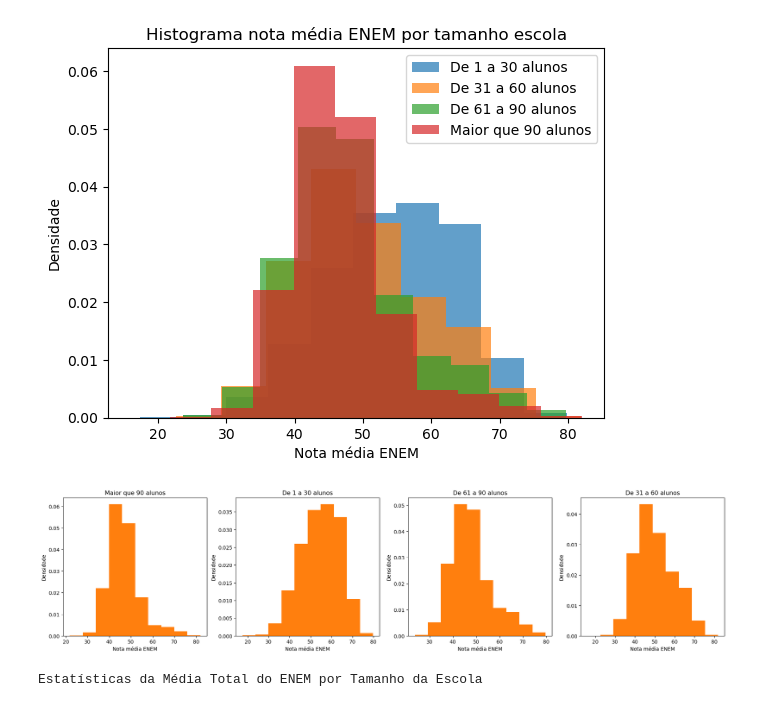
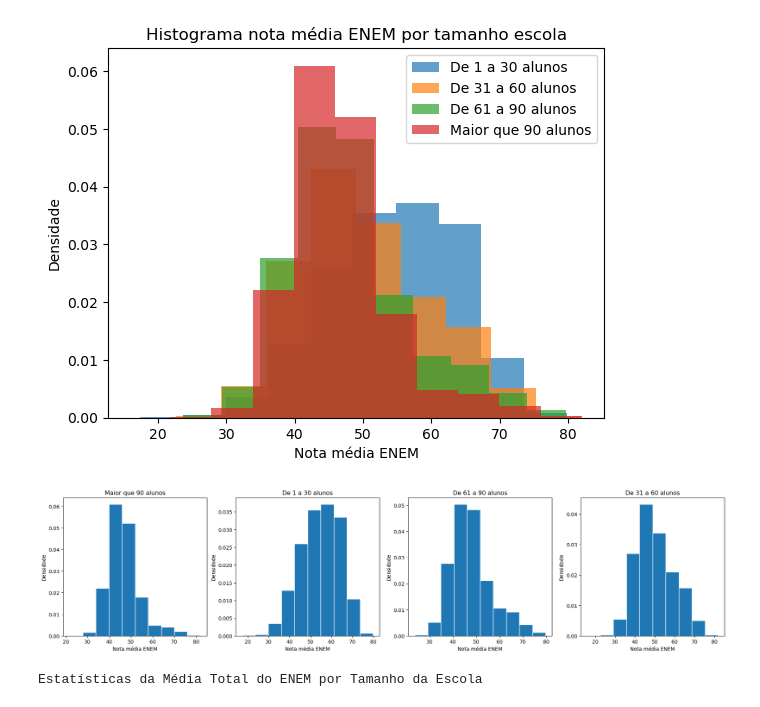
Before and after one commit to LuanaPLGuimaraes/Grupo12A_Projeto2_CDados, a Jupyter notebook: mineracao.ipynb, the cells around one changed output. Saved outputs shown, nothing was run; the diff lists cells and outputs as text; code cells hidden in the pictures.

Commit message:
histogramas

```diff
--- a/mineracao.ipynb
+++ b/mineracao.ipynb
@@ -324,38 +322,34 @@ dados_1_30 = dados.loc[dados['TAMANHO'] == 'De 1 a 30 alunos']
 dados_61_90 = dados.loc[dados['TAMANHO'] == 'De 61 a 90 alunos']
 dados_31_60 = dados.loc[dados['TAMANHO'] == 'De 31 a 60 alunos']
 
 plt.figure(figsize=(30,5))
 
 plt.subplot(1,5,2)
 plt.hist(dados_1_30['MEDIA_TOTAL_ENEM'], density=True, edgecolor = 'white')
-plt.hist(dados_1_30['MEDIA_TOTAL_ENEM'], density=True)
 plt.title('De 1 a 30 alunos')
 plt.xlabel('Nota média ENEM')
 plt.ylabel('Densidade')
 
 plt.subplot(1,5,4)
 plt.hist(dados_31_60['MEDIA_TOTAL_ENEM'], density=True, edgecolor = 'white')
-plt.hist(dados_31_60['MEDIA_TOTAL_ENEM'], density=True)
 plt.title('De 31 a 60 alunos')
 plt.xlabel('Nota média ENEM')
 plt.ylabel('Densidade')
 
 
 plt.subplot(1,5,3)
 plt.hist(dados_61_90['MEDIA_TOTAL_ENEM'], density=True, edgecolor = 'white')
-plt.hist(dados_61_90['MEDIA_TOTAL_ENEM'], density=True)
 plt.title('De 61 a 90 alunos')
 plt.xlabel('Nota média ENEM')
 plt.ylabel('Densidade')
 
 plt.subplot(1,5,1)
 plt.hist(dados_90['MEDIA_TOTAL_ENEM'], density=True, edgecolor = 'white')
-plt.hist(dados_90['MEDIA_TOTAL_ENEM'], density=True)
 plt.title('Maior que 90 alunos')
 plt.xlabel('Nota média ENEM')
 plt.ylabel('Densidade');
 # %% [output]
-[figure, old version]
+[figure, new version]
 # %%
 print("Estatísticas da Média Total do ENEM por Tamanho da Escola")
 dados.groupby('TAMANHO')['MEDIA_TOTAL_ENEM'].describe()
```
Also changed, not shown: parts of 4 cells of this notebook.
